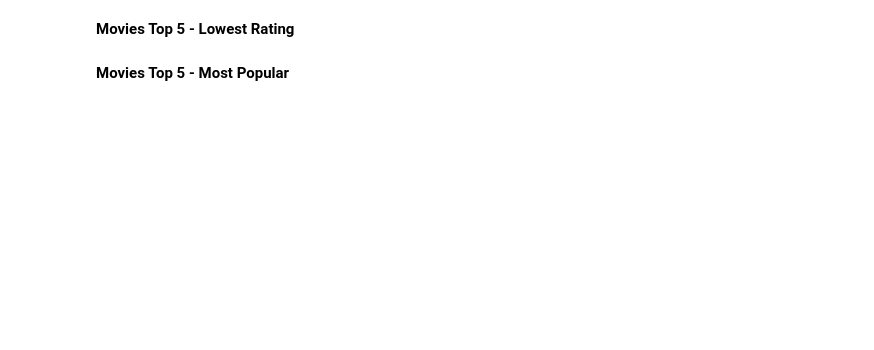
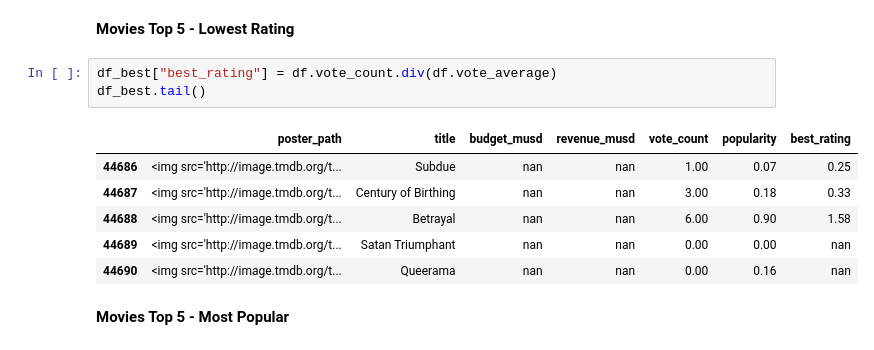
Before and after one commit to HunterKane/Movie-Data-Analysis-Project-1-, a Jupyter notebook: Project_01_Movie_Data_Analysis .ipynb, the cells around one changed output. Drawn from its saved outputs; the diff is of its cells as text; blank space fills up the shorter version.

```diff
--- a/Project_01_Movie_Data_Analysis .ipynb
+++ b/Project_01_Movie_Data_Analysis .ipynb
@@ -378,4 +397,14 @@ __Movies Top 5 - Highest Rating__
 # %% [markdown]
 __Movies Top 5 - Lowest Rating__
+# %%
+df_best["best_rating"] = df.vote_count.div(df.vote_average)
+df_best.tail()
+# %% [output]
+|  | poster_path | title | budget_musd | revenue_musd | vote_count | popularity | best_rating |
+| 44686 | <img src='http://image.tmdb.org/t... | Subdue | nan | nan | 1.00 | 0.07 | 0.25 |
+| 44687 | <img src='http://image.tmdb.org/t... | Century of Birthing | nan | nan | 3.00 | 0.18 | 0.33 |
+| 44688 | <img src='http://image.tmdb.org/t... | Betrayal | nan | nan | 6.00 | 0.90 | 1.58 |
+| 44689 | <img src='http://image.tmdb.org/t... | Satan Triumphant | nan | nan | 0.00 | 0.00 | nan |
+| 44690 | <img src='http://image.tmdb.org/t... | Queerama | nan | nan | 0.00 | 0.16 | nan |
 # %% [markdown]
 __Movies Top 5 - Most Popular__
```
Also changed, not shown: parts of 3 cells of this notebook.
